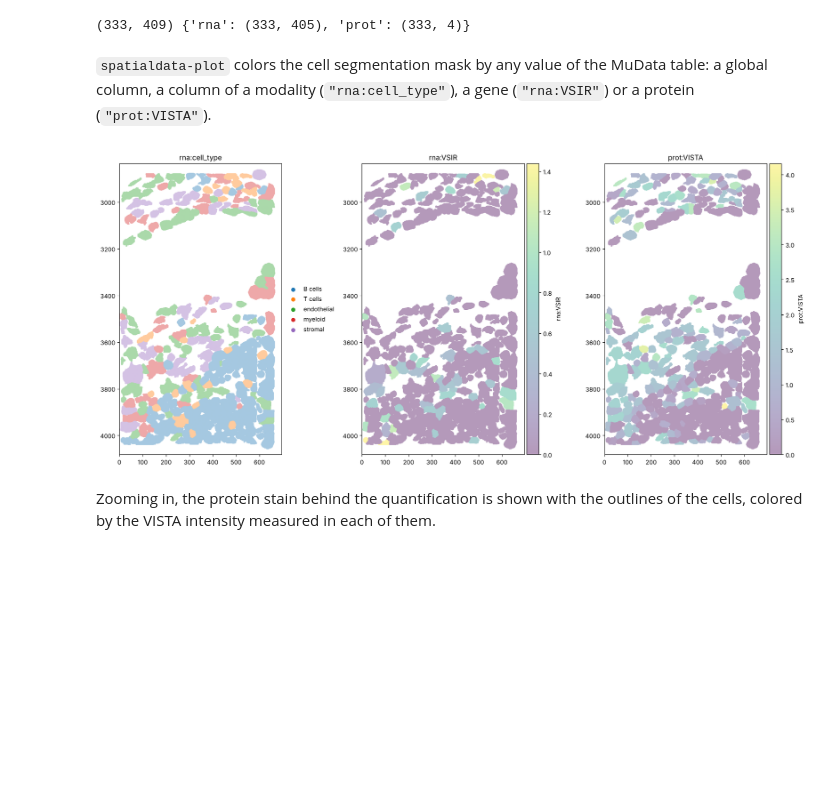
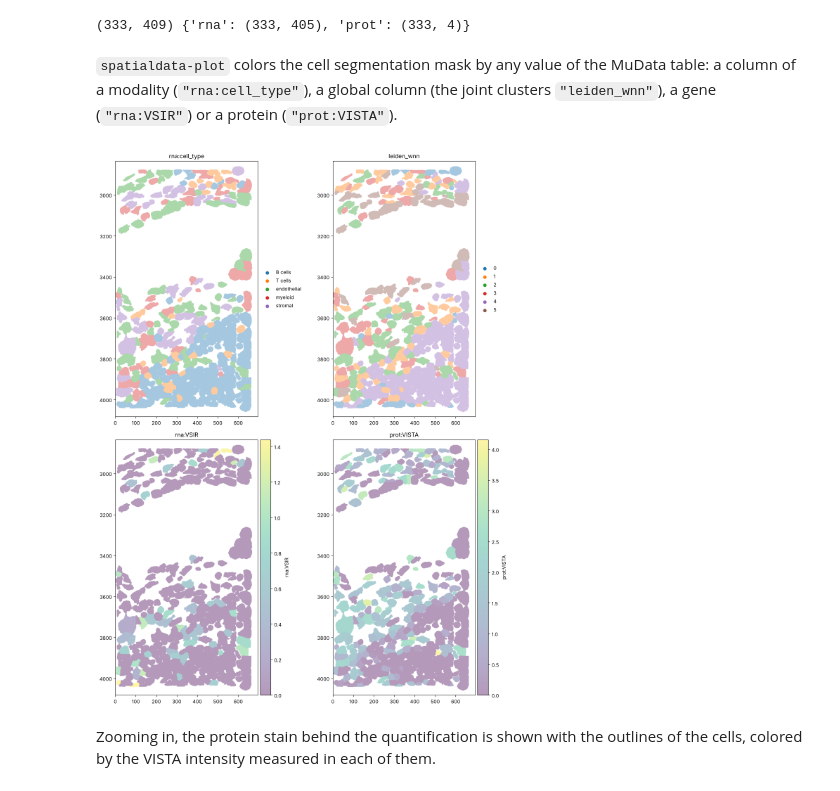
Before and after one commit to timtreis/spatialdata-multiomics-demo, a Jupyter notebook: notebooks/mudata_xenium_gene_protein.ipynb, the cells around one changed output. Cells and saved outputs as stored; diff of their text form; code cells hidden in the pictures; blank space fills up the shorter version.

```diff
--- a/notebooks/mudata_xenium_gene_protein.ipynb
+++ b/notebooks/mudata_xenium_gene_protein.ipynb
@@ -346,15 +433,17 @@ print(tissue["table"].shape, {name: m.shape for name, m in tissue["table"].mod.i
 # %% [output]
 (333, 409) {'rna': (333, 405), 'prot': (333, 4)}
 # %% [markdown]
-`spatialdata-plot` colors the cell segmentation mask by any value of the MuData table: a global column, a column of a
-modality (`"rna:cell_type"`), a gene (`"rna:VSIR"`) or a protein (`"prot:VISTA"`).
+`spatialdata-plot` colors the cell segmentation mask by any value of the MuData table: a column of a modality
+(`"rna:cell_type"`), a global column (the joint clusters `"leiden_wnn"`), a gene (`"rna:VSIR"`) or a protein
+(`"prot:VISTA"`).
 # %%
-fig, axs = plt.subplots(1, 3, figsize=(16, 9))
-for ax, color in zip(axs, ["rna:cell_type", "rna:VSIR", "prot:VISTA"], strict=True):
+fig, axs = plt.subplots(2, 2, figsize=(12, 16))
+colors = ["rna:cell_type", "leiden_wnn", "rna:VSIR", "prot:VISTA"]
+for ax, color in zip(axs.flat, colors, strict=True):
     tissue.pl.render_labels("cell_labels", color=color, table_name="table").pl.show(ax=ax, title=color)
 plt.tight_layout()
 # %% [output]
-[figure, old version]
+[figure, new version]
 # %% [markdown]
 Zooming in, the protein stain behind the quantification is shown with the outlines of the cells, colored by the
 VISTA intensity measured in each of them.
```
Also changed, not shown: parts of 12 cells of this notebook, 1 other file.
